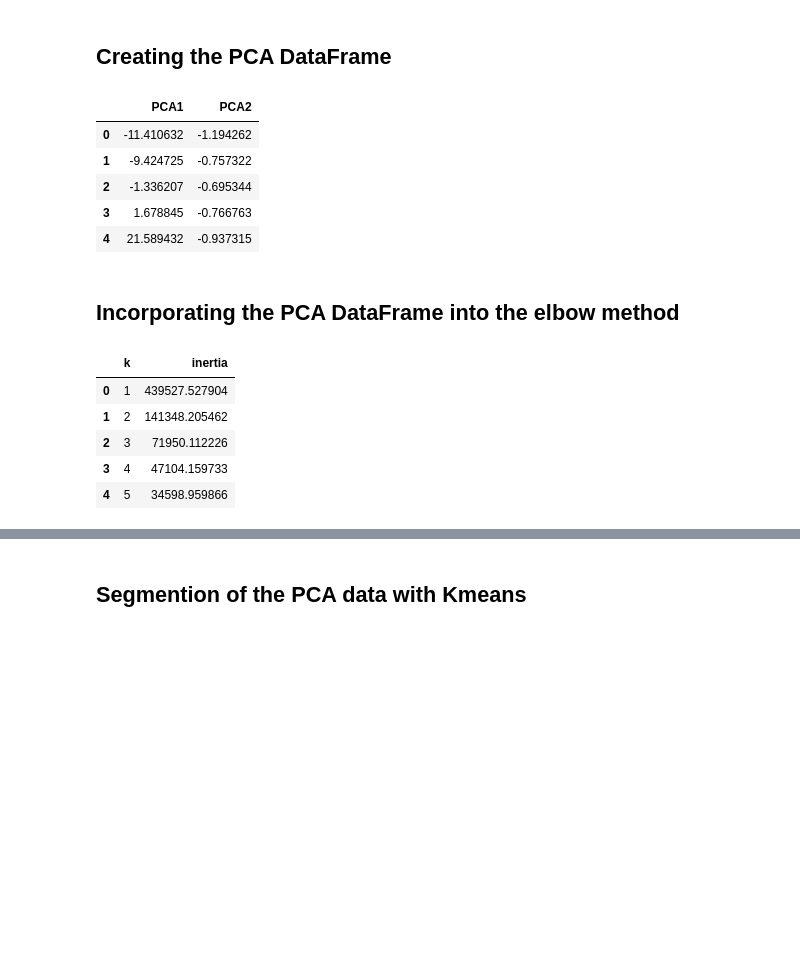
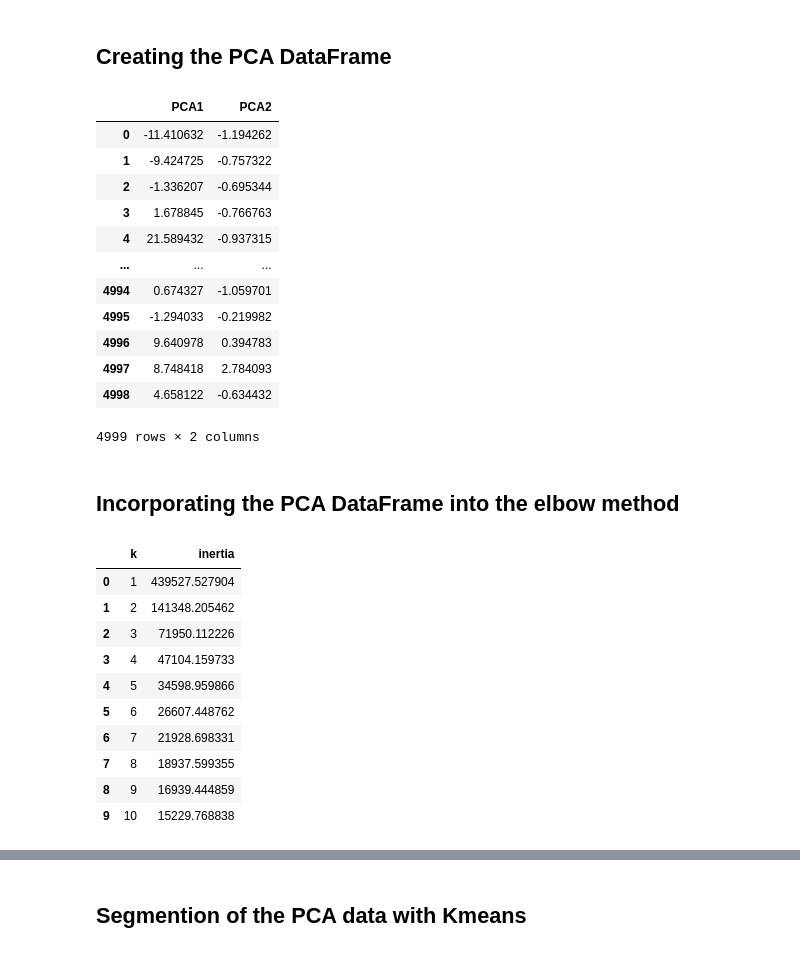
Before and after one commit to scoopcash/dec13-unsupervised, a Jupyter notebook: 02-Ins_PCA/Unsolved/pca.ipynb, the cells around one changed output, grey strips where cells are left out. Saved outputs shown, nothing was run; the diff lists cells and outputs as text; code cells hidden in the pictures; blank space fills up the shorter version.

```diff
--- a/02-Ins_PCA/Unsolved/pca.ipynb
+++ b/02-Ins_PCA/Unsolved/pca.ipynb
@@ -49,10 +50,12 @@ ccinfo_default_df.hvplot.scatter(
 # %%
 # Instantiate the PCA instance and declare the number of PCA variables
+pca = PCA(n_components=2)
 # %%
 # Fit the PCA model on the transformed credit card DataFrame
-
+ccinfo_pca = pca.fit_transform(ccinfo_default_df)
 
 # Review the first 5 rows of list data
+ccinfo_pca[0:5]
 # %% [output]
 array([[-11.4106317 ,  -1.19426208],
        [ -9.424725  ,  -0.75732157],
@@ -69,26 +73,44 @@ array([0.95017303, 0.01898131])
 ## Creating the PCA DataFrame
 # %%
 # Create the PCA DataFrame
+ccinfo_pca_df = pd.DataFrame(
+    ccinfo_pca,
+    columns=['PCA1','PCA2']
 
+)
 
 # Review the PCA DataFrame
+ccinfo_pca_df
 # %% [output]
 |  | PCA1 | PCA2 |
 | 0 | -11.410632 | -1.194262 |
 | 1 | -9.424725 | -0.757322 |
 | 2 | -1.336207 | -0.695344 |
 | 3 | 1.678845 | -0.766763 |
 | 4 | 21.589432 | -0.937315 |
+| ... | ... | ... |
+| 4994 | 0.674327 | -1.059701 |
+| 4995 | -1.294033 | -0.219982 |
+| 4996 | 9.640978 | 0.394783 |
+| 4997 | 8.748418 | 2.784093 |
+| 4998 | 4.658122 | -0.634432 |
+4999 rows × 2 columns
 # %% [markdown]
 ## Incorporating the PCA DataFrame into the elbow method
 # %%
 # Create a a list to store inertia values and the values of k
-
+inertia = []
+k = list(range(1,11))
 # Append the value of the computed inertia from the `inertia_` attribute of teh KMeans model instance
-
+for i in k:
+    k_model = KMeans(n_clusters=i, random_state=1)
+    k_model.fit(ccinfo_pca_df)
+    inertia.append(k_model.inertia_)
 # Define a DataFrame to hold the values for k and the corresponding inertia
-
+elbow_data = {"k":k, 'inertia':inertia}
+df_elbow = pd.DataFrame(elbow_data)
 # Review the DataFrame
+df_elbow
 # %% [output]
 |  | k | inertia |
 | 0 | 1 | 439527.527904 |
@@ -96,5 +118,10 @@ array([0.95017303, 0.01898131])
 | 2 | 3 | 71950.112226 |
 | 3 | 4 | 47104.159733 |
 | 4 | 5 | 34598.959866 |
+| 5 | 6 | 26607.448762 |
+| 6 | 7 | 21928.698331 |
+| 7 | 8 | 18937.599355 |
+| 8 | 9 | 16939.444859 |
+| 9 | 10 | 15229.768838 |
 # %%
 # Plot the Elbow Curve
```
Also changed, not shown: parts of 5 cells of this notebook.
